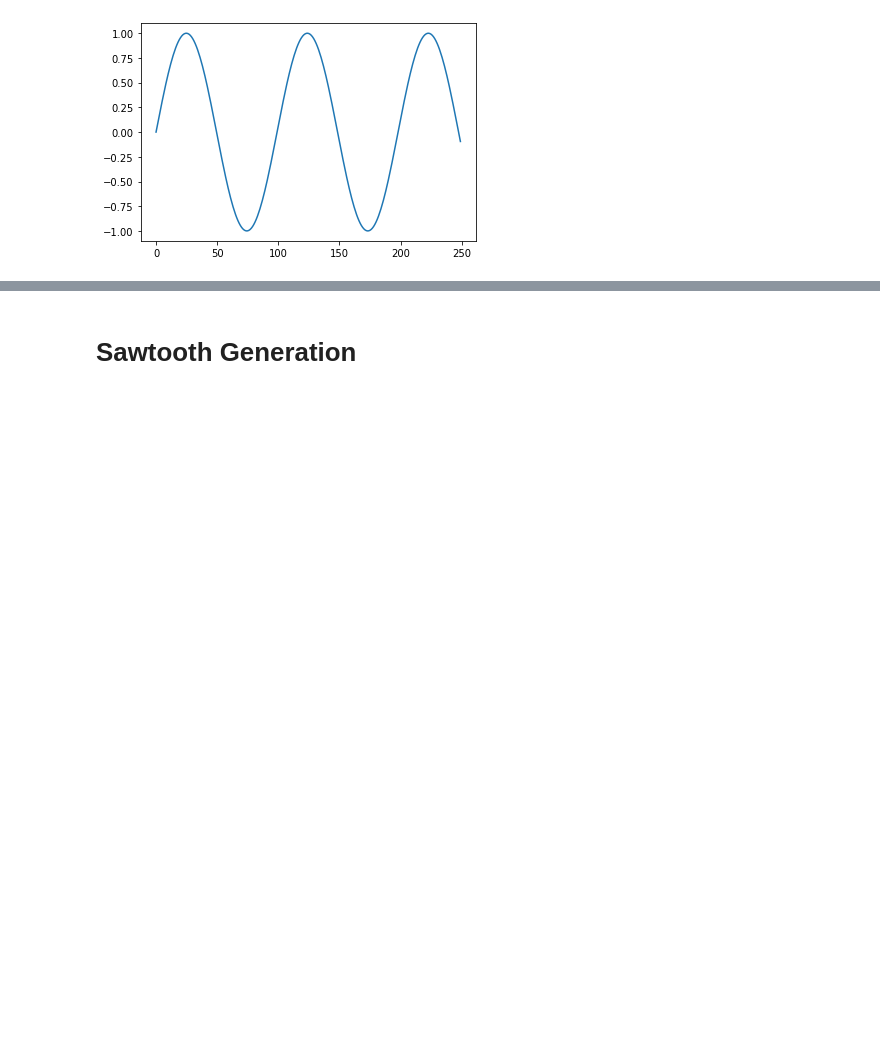
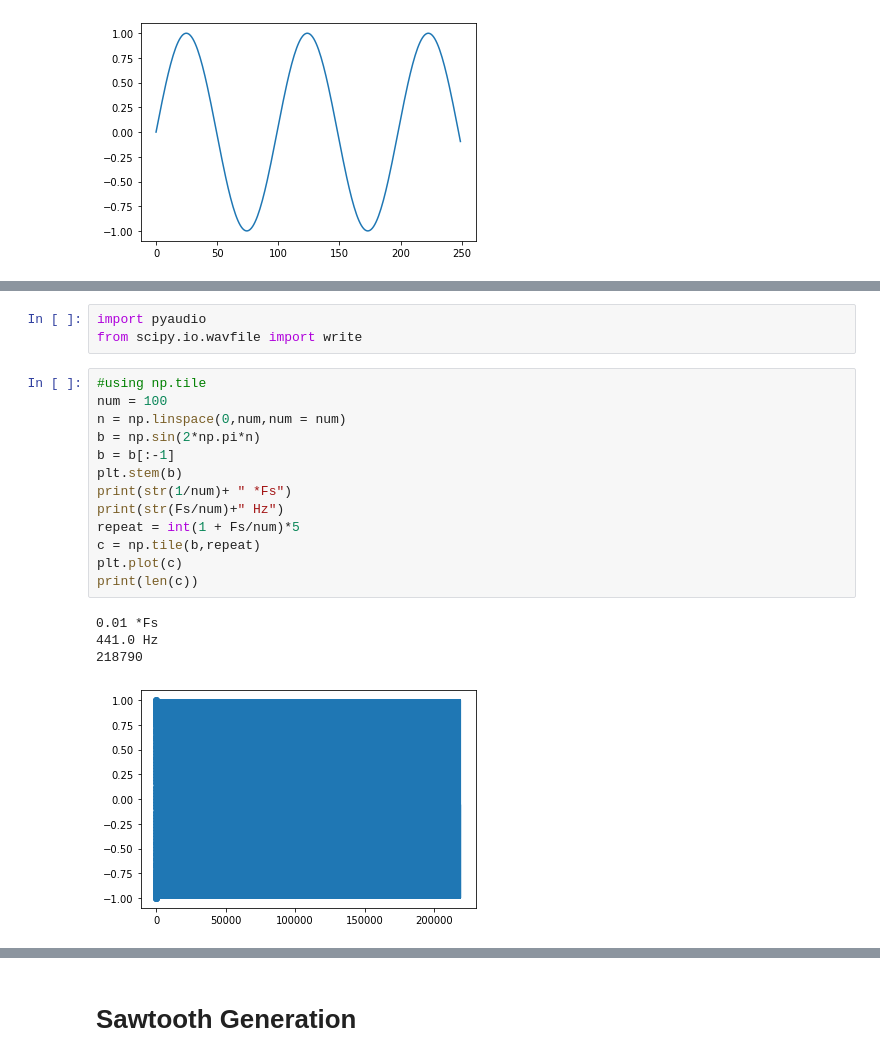
Before and after one commit to AlexDom513/DSP, a Jupyter notebook: Python/Audio/synth/synthProto.ipynb, the cells around one changed output, grey strips where cells are left out. Cells and saved outputs as stored; diff of their text form; blank space fills up the shorter version.

```diff
--- a/Python/Audio/synth/synthProto.ipynb
+++ b/Python/Audio/synth/synthProto.ipynb
@@ -78,3 +78,24 @@ print(len(y))
 IPython.display.Audio(y, rate=Fs)
 # %% [output]
 [interactive output not drawn]
+# %%
+import pyaudio
+from scipy.io.wavfile import write
+# %%
+#using np.tile
+num = 100
+n = np.linspace(0,num,num = num)
+b = np.sin(2*np.pi*n)
+b = b[:-1]
+plt.stem(b)
+print(str(1/num)+ " *Fs")
+print(str(Fs/num)+" Hz")
+repeat = int(1 + Fs/num)*5
+c = np.tile(b,repeat)
+plt.plot(c)
+print(len(c))
+# %% [output]
+0.01 *Fs
+441.0 Hz
+218790
+[figure, added]
```
Also changed, not shown: parts of 13 cells of this notebook, 6 other files.
